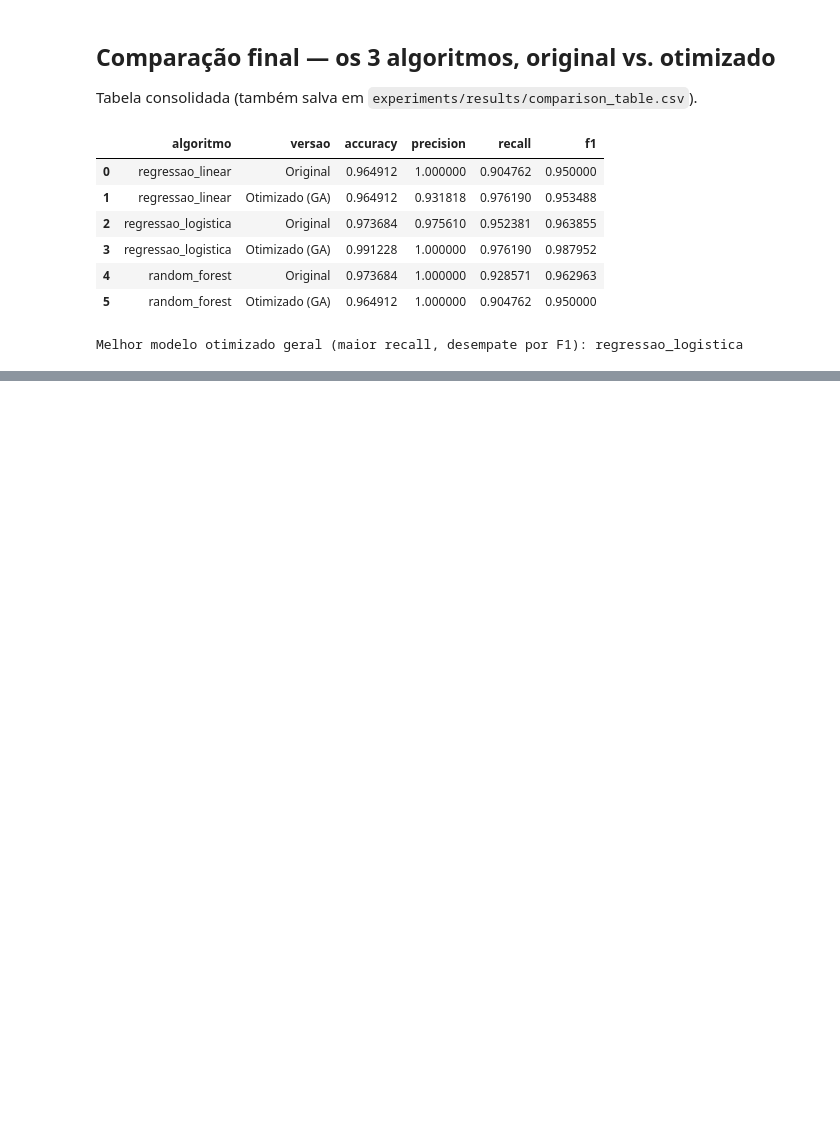
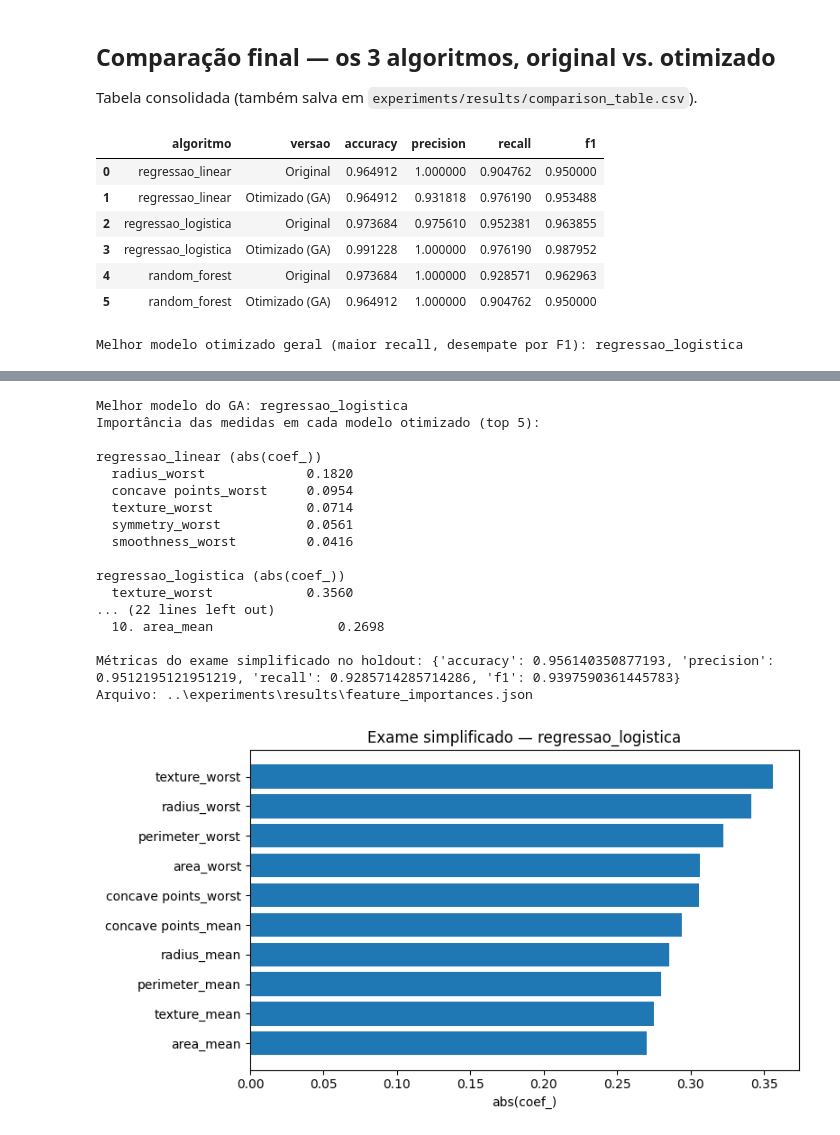
Before and after one commit to SamirGoes/tech-challenge-fiap-fase2, a Jupyter notebook: notebooks/03_ga_llm_breast_cancer.ipynb, the cells around one changed output, grey strips where cells are left out. Drawn from its saved outputs; the diff is of its cells as text; code cells hidden in the pictures; blank space fills up the shorter version.

Commit message:
feat: exame simplificado via feature importances e LLM mais direta no notebook.
Co-authored-by: Cursor <cursoragent@cursor.com>

```diff
--- a/notebooks/03_ga_llm_breast_cancer.ipynb
+++ b/notebooks/03_ga_llm_breast_cancer.ipynb
@@ -326 +333,53 @@ Melhor modelo otimizado geral (maior recall, desempate por F1): regressao_logist
+# %%
+modelo_vencedor, hiper_vencedor, metricas_vencedor = modelos_otimizados[melhor_algoritmo]
+
+print(f"Melhor modelo do GA: {melhor_algoritmo}")
+print("Importância das medidas em cada modelo otimizado (top 5):\n")
+for nome, (modelo_i, _, _) in modelos_otimizados.items():
+    metodo_i, ranking_i = ga_utils.importancias_do_modelo(modelo_i, feature_names)
+    print(f"{nome} ({metodo_i})")
+    for item in ranking_i[:5]:
+        print(f"  {item['feature']:24} {item['importancia']:.4f}")
+    print()
+
+exame_simplificado = ga_utils.persistir_exame_simplificado(
+    algoritmo=melhor_algoritmo,
+    modelo=modelo_vencedor,
+    hiperparametros=hiper_vencedor,
+    feature_names=feature_names,
+)
+
+print("10 medidas exportadas para a API e o Angular:")
+for i, item in enumerate(exame_simplificado["features"], start=1):
+    print(f"  {i:2}. {item['feature']:24} {item['importancia']:.4f}")
+print("\nMétricas do exame simplificado no holdout:", exame_simplificado["metricas_holdout"])
+print("Arquivo:", RESULTADOS_DIR / "feature_importances.json")
+
+nomes = [item["feature"] for item in exame_simplificado["features"]][::-1]
+pesos = [item["importancia"] for item in exame_simplificado["features"]][::-1]
+plt.figure(figsize=(8, 4.5))
+plt.barh(nomes, pesos)
+plt.xlabel(exame_simplificado["metodo"])
+plt.title(f"Exame simplificado — {exame_simplificado['algoritmo']}")
+plt.tight_layout()
+plt.show()
+# %% [output]
+Melhor modelo do GA: regressao_logistica
+Importância das medidas em cada modelo otimizado (top 5):
+
+regressao_linear (abs(coef_))
+  radius_worst             0.1820
+  concave points_worst     0.0954
+  texture_worst            0.0714
+  symmetry_worst           0.0561
+  smoothness_worst         0.0416
+
+regressao_logistica (abs(coef_))
+  texture_worst            0.3560
+... (22 lines left out)
+  10. area_mean                0.2698
+
+Métricas do exame simplificado no holdout: {'accuracy': 0.956140350877193, 'precision': 0.9512195121951219, 'recall': 0.9285714285714286, 'f1': 0.9397590361445783}
+Arquivo: ..\experiments\results\feature_importances.json
+[figure, added]
 # %% [markdown]
```
Also changed, not shown: parts of 10 cells of this notebook, 16 other files.
